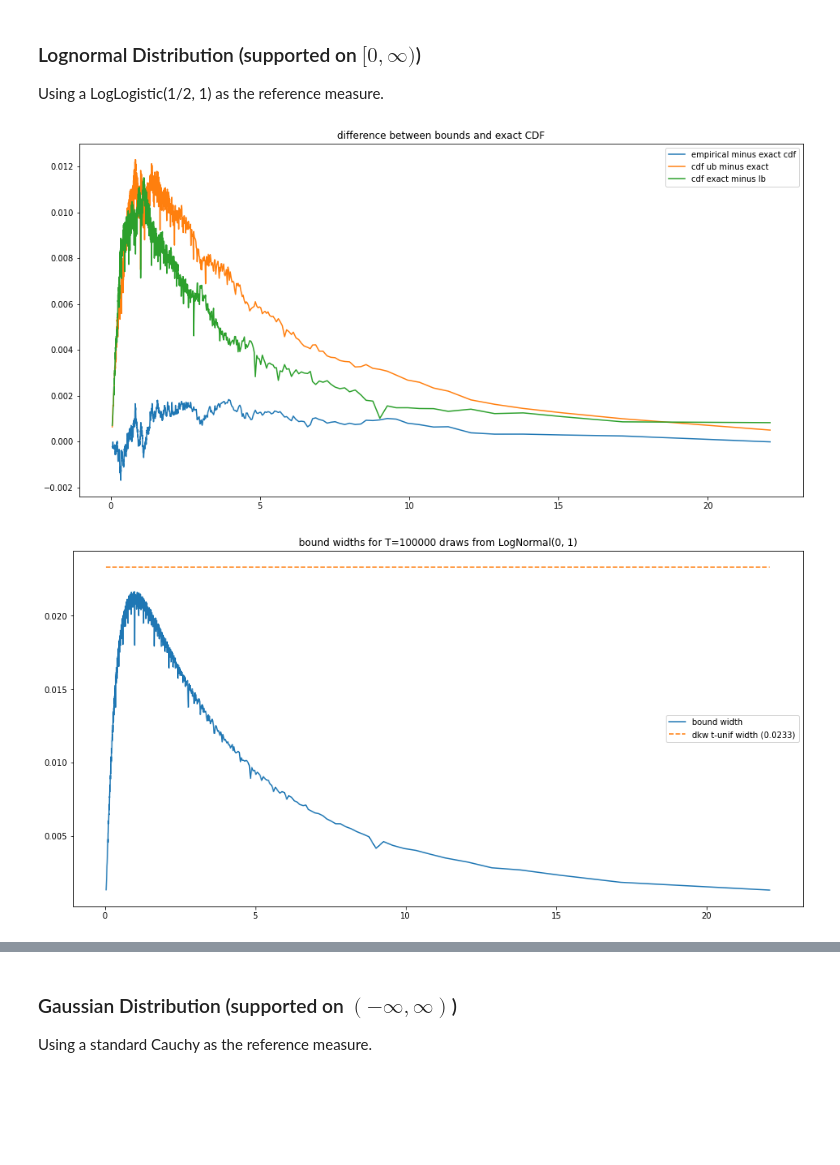
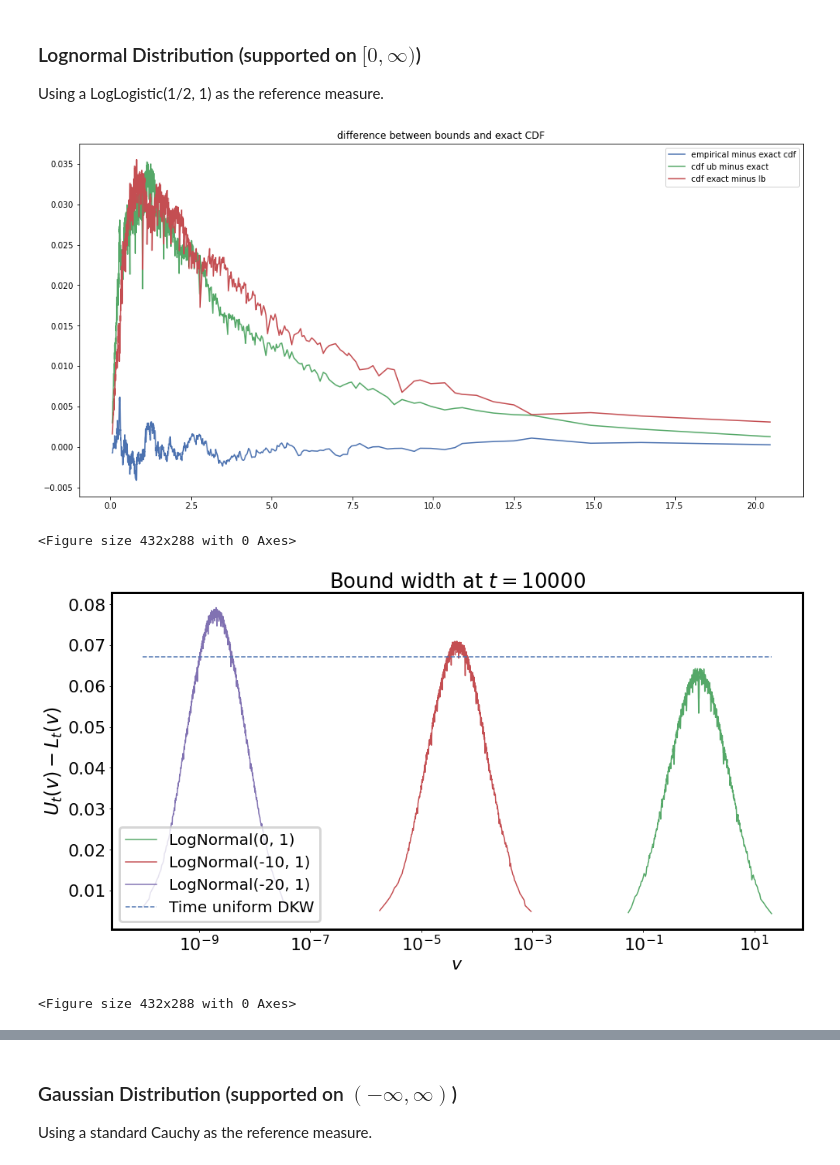
Before and after one commit to microsoft/csrobust, a Jupyter notebook: csnsquantile.ipynb, the cells around one changed output, grey strips where cells are left out. Saved outputs shown, nothing was run; the diff lists cells and outputs as text; code cells hidden in the pictures; blank space fills up the shorter version.

```diff
--- a/csnsquantile.ipynb
+++ b/csnsquantile.ipynb
@@ -302,26 +397,0 @@ Less smooth with respect to the uniform$([0,1])$ distribution, so the bounds are
-# %%
-def flass(seed=4546):
-    from scipy.special import betainc
-    from numpy.random import default_rng
-
-    betaa, betab = 5, 30000
-    T = 100000
-
-    rng = default_rng(seed)
-    data = rng.beta(betaa, betab, size=T)
-
-    Anon = lambda **kwargs: type("Object", (), kwargs)()
-
-    true = Anon(desc = f'Beta({betaa}, {betab})',
-                cdf = lambda slf, x: betainc(betaa, betab, x)
-               )
-
-    ref = Anon(cdf = lambda slf, x: x,
-               ppf = lambda slf, x: x,
-               sf = lambda slf, x: 1 - x,
-               isf = lambda slf, x: 1 - x,
-              )
-
-    plotit(data, true, ref)
-
-flass()
@@ -393,29 +538,42 @@ Using a LogLogistic(1/2, 1) as the reference measure.
 # %%
 def flass(seed=4546):
     from math import exp, erfc, log, sqrt, atan, pi, tan
     from numpy.random import default_rng
 
     mu, sigma = 0, 1
-    T = 100000
+    T = 10000
 
     rng = default_rng(seed)
     data = rng.lognormal(mu, sigma, size=T)
 
     Anon = lambda **kwargs: type("Object", (), kwargs)()
 
     true = Anon(desc = f'LogNormal({mu}, {sigma})',
                 cdf = lambda slf, x: 0 if x <= 0 else 1/2 * erfc((mu - log(x))/(sqrt(2)*sigma)),
                )
 
     ref = Anon(cdf = lambda slf, x: 1/(1 + 1/sqrt(x)),
                ppf = lambda slf, x: x**2 / (1 - x)**2,
                sf = lambda slf, x: 1 / (1 + sqrt(x)),
                isf = lambda slf, x: (1 - x)**2 / x**2,
               )
 
-    plotit(data, true, ref)
+    plotit(data, true, ref, extra=[10, 100, 1000],
+           titles=[None,
+                   f'Bound width at $t={T}$',
+                   f'$[L_t(v), U_t(v)]$ bounds, i.i.d. LogNormal({mu}, {sigma})'],
+           files=[None, 'lognormalboundwidth.pdf', 'lognormalcurves.pdf'],
+           compare=[Anon(desc = f'LogNormal({mu - shift}, {sigma})',
+                         data = rng.lognormal(mu - shift, sigma, size=T)
+                        )
+                    for shift in (10, 20)
+                   ],
+           hacks=[None, lambda fig, ax: ax.set_xscale('log'), None ],
+          )
 
 flass()
 # %% [output]
-[figure, old version]
+[figure, new version]
+<Figure size 432x288 with 0 Axes>
-[figure, old version]
+[figure, new version]
+<Figure size 432x288 with 0 Axes>
```
Also changed, not shown: parts of 11 cells of this notebook.
